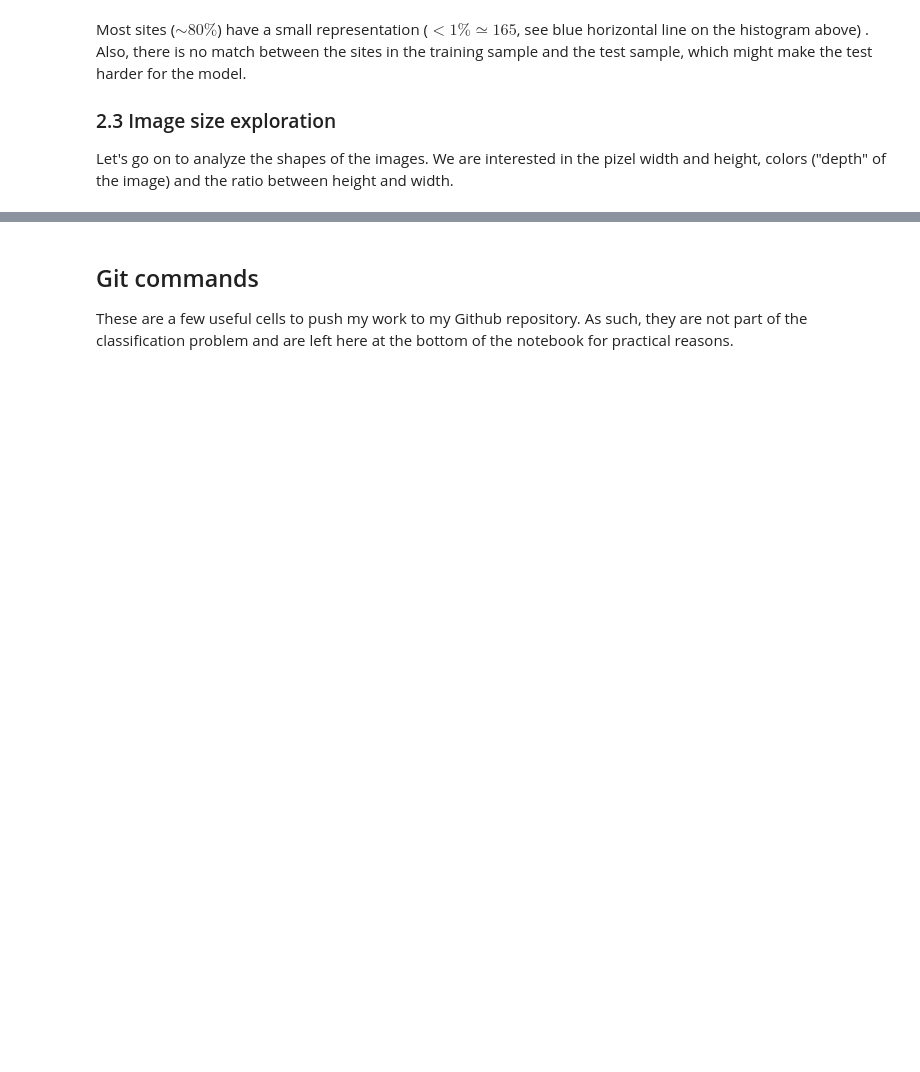
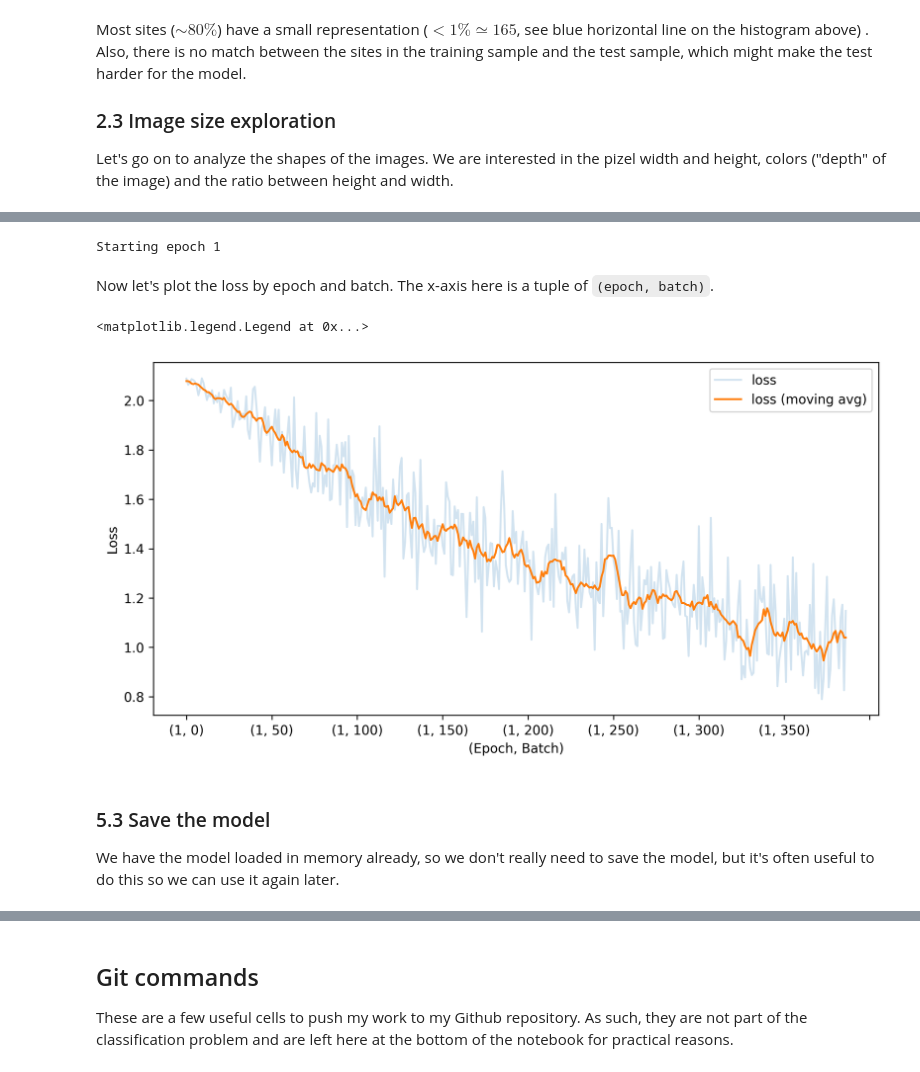
Before and after one commit to RosCarraro/Conser-vision, a Jupyter notebook: Conser-vision_classification.ipynb, the cells around one changed output, grey strips where cells are left out. Drawn from its saved outputs; the diff is of its cells as text; code cells hidden in the pictures; blank space fills up the shorter version.

Commit message:
Ran 1 epoch with the same model but using 100% of training data. Improved benchmark to a score 1.7631. Adding model and test predictions.

```diff
--- a/Conser-vision_classification.ipynb
+++ b/Conser-vision_classification.ipynb
@@ -159,0 +307,3 @@ Let's go on to analyze the shapes of the images. We are interested in the pizel
+# %%
+criterion = nn.CrossEntropyLoss()
+optimizer = optim.SGD(model.parameters(), lr=0.001, momentum=0.9)
@@ -159,0 +321,50 @@ Let's go on to analyze the shapes of the images. We are interested in the pizel
+# %%
+num_epochs = 1
+
+tracking_loss = {}
+
+for epoch in range(1, num_epochs + 1):
+    print(f"Starting epoch {epoch}")
+
+    # iterate through the dataloader batches. tqdm keeps track of progress.
+    for batch_n, batch in tqdm(
+        enumerate(train_dataloader), total=len(train_dataloader)
+    ):
+
+        # 1) zero out the parameter gradients so that gradients from previous batches are not used in this step
+        optimizer.zero_grad()
+
+        # 2) run the foward step on this batch of images
+        outputs = model(batch["image"])
+
+        # 3) compute the loss
+        loss = criterion(outputs, batch["label"])
+        # let's keep track of the loss by epoch and batch
+        tracking_loss[(epoch, batch_n)] = float(loss)
+
+        # 4) compute our gradients
+        loss.backward()
+        # update our weights
+        optimizer.step()
+# %% [output]
+Starting epoch 1
+# %% [markdown]
+Now let's plot the loss by epoch and batch. The x-axis here is a tuple of `(epoch, batch)`.
+# %%
+tracking_loss = pd.Series(tracking_loss)
+
+plt.figure(figsize=(10, 5))
+tracking_loss.plot(alpha=0.2, label="loss")
+tracking_loss.rolling(center=True, min_periods=1, window=10).mean().plot(
+    label="loss (moving avg)"
+)
+plt.xlabel("(Epoch, Batch)")
+plt.ylabel("Loss")
+plt.legend(loc=0)
+plt.show()
+# %% [output]
+<matplotlib.legend.Legend at 0x...>
+[figure, added]
+# %% [markdown]
+### 5.3 Save the model
+We have the model loaded in memory already, so we don't really need to save the model, but it's often useful to do this so we can use it again later.
```
Also changed, not shown: parts of 47 cells of this notebook, 2 other files.
